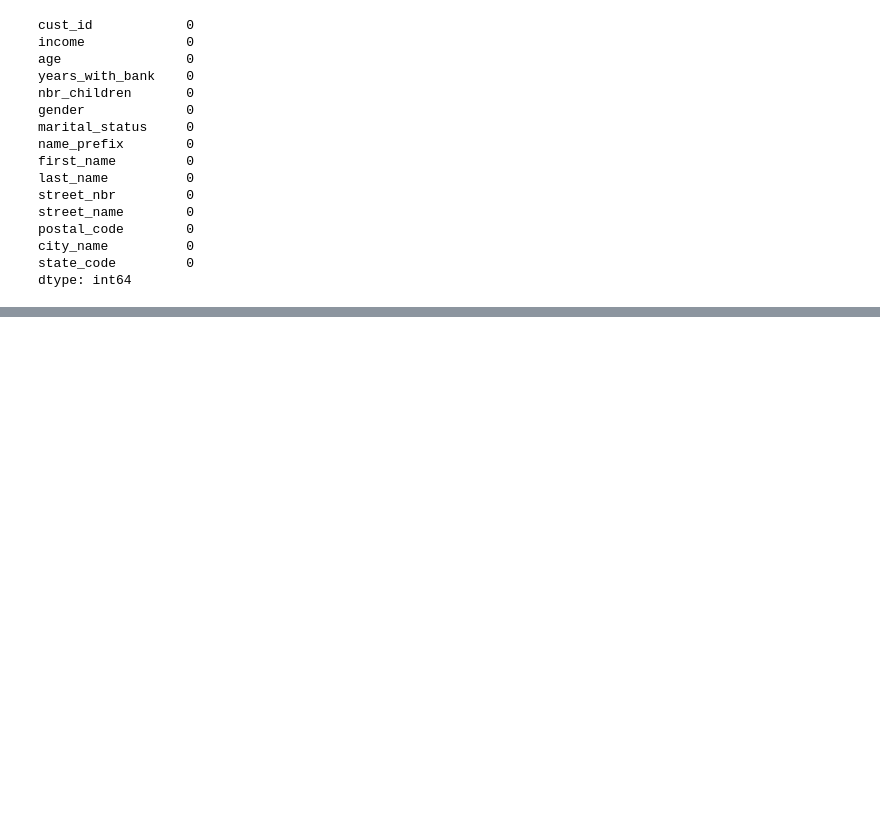
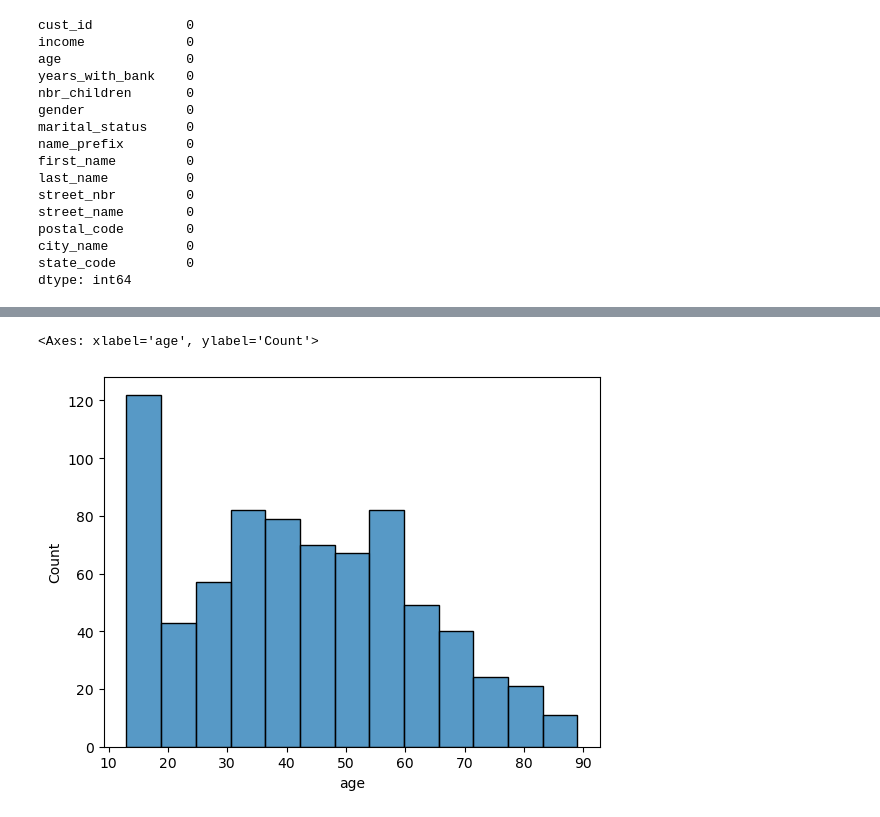
Before and after one commit to Ali-Mohamed23/mini-project-III, a Jupyter notebook: mini-project-III.ipynb, the cells around one changed output, grey strips where cells are left out. Saved outputs shown, nothing was run; the diff lists cells and outputs as text; code cells hidden in the pictures; blank space fills up the shorter version.

```diff
--- a/mini-project-III.ipynb
+++ b/mini-project-III.ipynb
@@ -57,0 +99,2 @@ dtype: int64
+# %%
+df_numeric = customers[['age', 'income']]
@@ -57,0 +117,6 @@ dtype: int64
+# %%
+# Check to see if numeric data is normally distributed
+sns.histplot(data=df_numeric['age'])
+# %% [output]
+<Axes: xlabel='age', ylabel='Count'>
+[figure, added]
```
Also changed, not shown: parts of 19 cells of this notebook.
